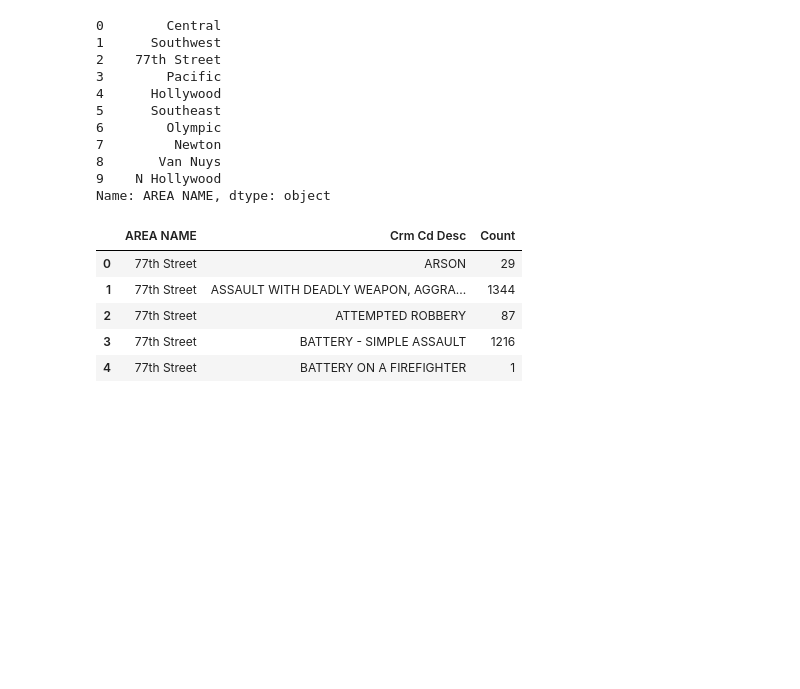
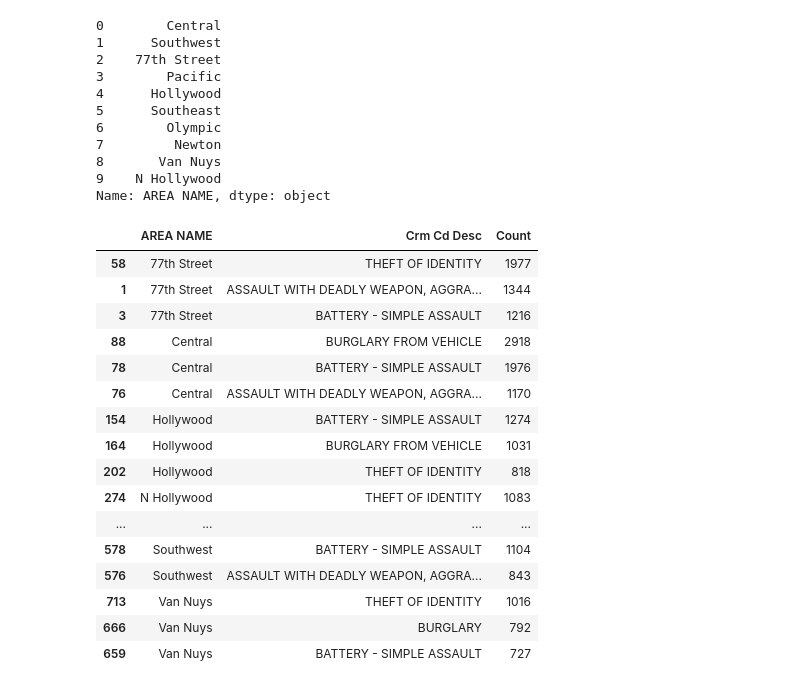
Before and after one commit to stanleyotieno1/Data-analysis-assignment, a Jupyter notebook: Jupyter-files/crime-rate.ipynb, the cells around one changed output. Saved outputs shown, nothing was run; the diff lists cells and outputs as text; code cells hidden in the pictures; blank space fills up the shorter version.

```diff
--- a/Jupyter-files/crime-rate.ipynb
+++ b/Jupyter-files/crime-rate.ipynb
@@ -212,13 +212,32 @@ Name: AREA NAME, dtype: object
 # %%
 df_top10 = crimes_df[crimes_df['AREA NAME'].isin(top10_areas)]
 # %%
-crime_per_area = df_top10.groupby(['AREA NAME', 'Crm Cd Desc']).size().reset_index(name='Count')
-crime_per_area.head()
+top3_crimes_per_area = (
+    df_top10.groupby(['AREA NAME', 'Crm Cd Desc'])
+            .size()
+            .reset_index(name='Count')
+            .sort_values(['AREA NAME', 'Count'], ascending=[True, False])
+)
+
+# Select top 3 per area
+top3_crimes_per_area = top3_crimes_per_area.groupby('AREA NAME').head(3)
+top3_crimes_per_area
 # %% [output]
 |  | AREA NAME | Crm Cd Desc | Count |
-| 0 | 77th Street | ARSON | 29 |
+| 58 | 77th Street | THEFT OF IDENTITY | 1977 |
 | 1 | 77th Street | ASSAULT WITH DEADLY WEAPON, AGGRA... | 1344 |
-| 2 | 77th Street | ATTEMPTED ROBBERY | 87 |
 | 3 | 77th Street | BATTERY - SIMPLE ASSAULT | 1216 |
-| 4 | 77th Street | BATTERY ON A FIREFIGHTER | 1 |
+| 88 | Central | BURGLARY FROM VEHICLE | 2918 |
+| 78 | Central | BATTERY - SIMPLE ASSAULT | 1976 |
+| 76 | Central | ASSAULT WITH DEADLY WEAPON, AGGRA... | 1170 |
+| 154 | Hollywood | BATTERY - SIMPLE ASSAULT | 1274 |
+| 164 | Hollywood | BURGLARY FROM VEHICLE | 1031 |
+| 202 | Hollywood | THEFT OF IDENTITY | 818 |
+| 274 | N Hollywood | THEFT OF IDENTITY | 1083 |
+| ... | ... | ... | ... |
+| 578 | Southwest | BATTERY - SIMPLE ASSAULT | 1104 |
+| 576 | Southwest | ASSAULT WITH DEADLY WEAPON, AGGRA... | 843 |
+| 713 | Van Nuys | THEFT OF IDENTITY | 1016 |
+| 666 | Van Nuys | BURGLARY | 792 |
+| 659 | Van Nuys | BATTERY - SIMPLE ASSAULT | 727 |
 # %%
```
Also changed, not shown: parts of 1 cell of this notebook.
